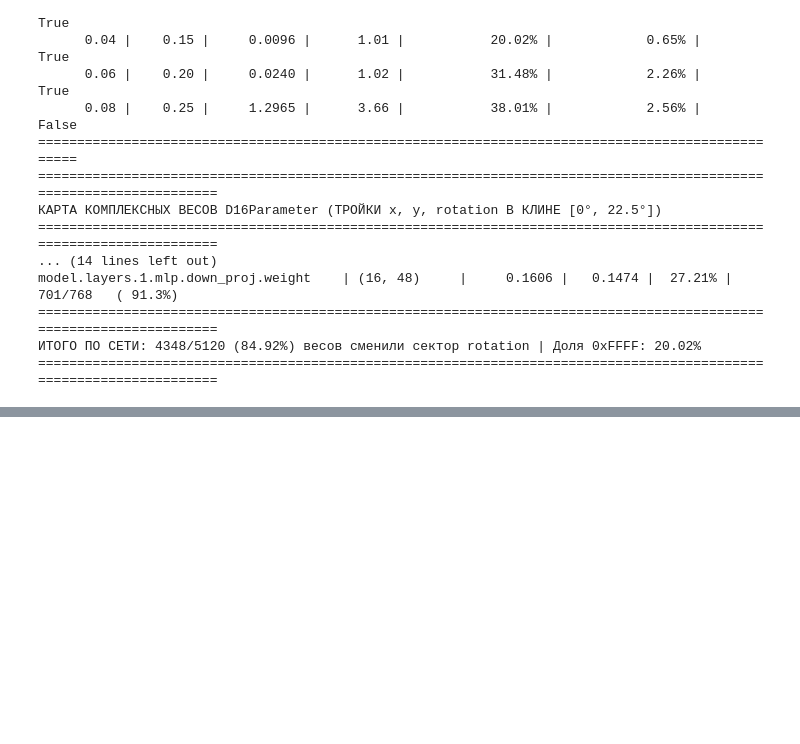
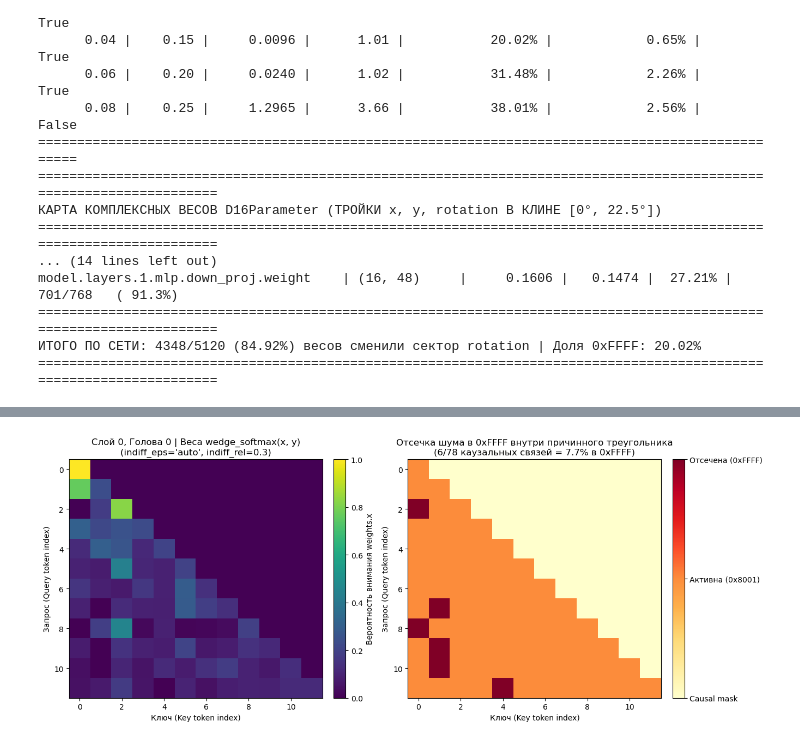
Before and after one commit to CeperaPetrov/d16nn, a Jupyter notebook: qwen/ipynb/d16_qwen_pipeline.ipynb, the cells around one changed output, grey strips where cells are left out. Cells and saved outputs as stored; diff of their text form; code cells hidden in the pictures; blank space fills up the shorter version.

```diff
--- a/qwen/ipynb/d16_qwen_pipeline.ipynb
+++ b/qwen/ipynb/d16_qwen_pipeline.ipynb
@@ -692 +692,15 @@ model.layers.1.mlp.down_proj.weight    | (16, 48)     |     0.1467 |   0.1420 |
 ====================================================================================================================
+# %%
+import importlib
+import matplotlib.pyplot as plt
+import torch
+import d16_vis_utils
+
+importlib.reload(d16_vis_utils)
+from d16_vis_utils import plot_d16_attention_heatmap
+
+# Строим тепловую карту для обученной модели с автоматическим порогом indiff_eps="auto"
+fig = plot_d16_attention_heatmap(model, d16_tokens, layer_idx=0, head_idx=0)
+plt.show()
+# %% [output]
+[figure, added]
```
Also changed, not shown: parts of 1 cell of this notebook, 5 other files.
